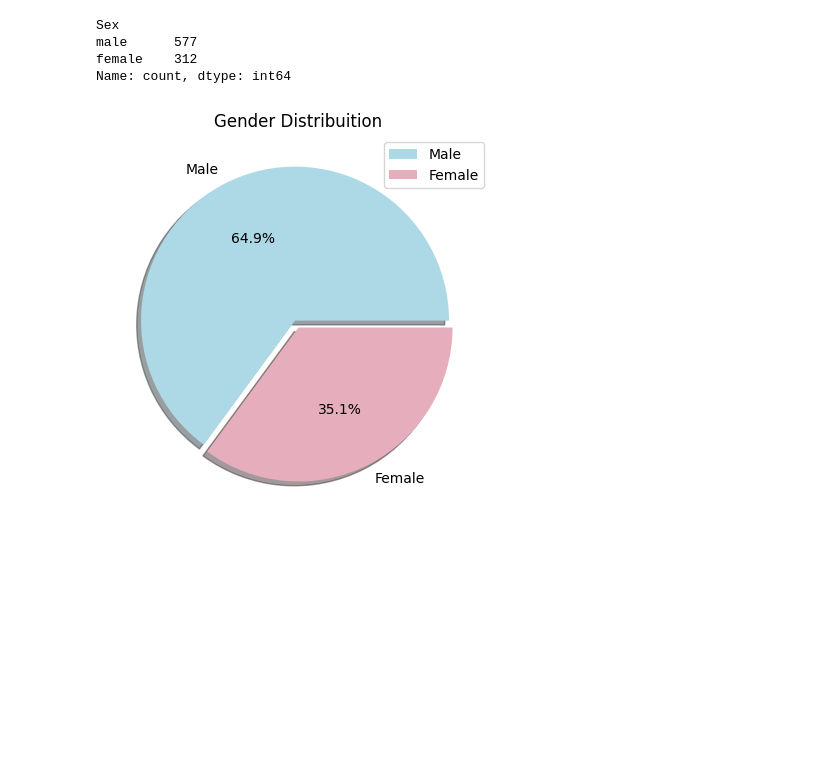
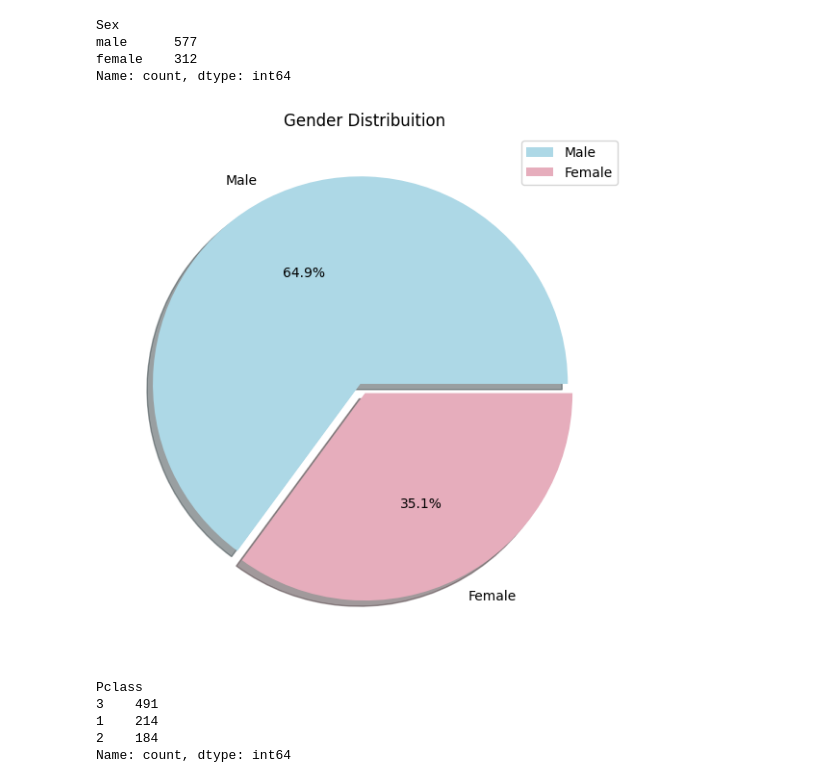
Before and after one commit to KanekiYokan/Data-Analysis-and-Visualization, a Jupyter notebook: titanic_analysis.ipynb, the cells around one changed output. Drawn from its saved outputs; the diff is of its cells as text; code cells hidden in the pictures; blank space fills up the shorter version.

```diff
--- a/titanic_analysis.ipynb
+++ b/titanic_analysis.ipynb
@@ -157,18 +157,28 @@ male      577
 female    312
 Name: count, dtype: int64
 # %%
-plt.figure(figsize=[5,5])
+# Gender
+plt.figure(figsize=[7,7])
 plt.pie(
     x= gender,  # returns in descendent order so [male_values, female_values]
     autopct="%.1f%%", # percentage
     labels= ["Male", "Female"], # labels
     colors=["#add8e6", "#e6adbc"], # colors
     explode= [0.05, 0], # spacing
     shadow= True, # shadow
     data=True
     )
 plt.legend()
 plt.title("Gender Distribuition")
 plt.show()
 # %% [output]
-[figure, old version]
+[figure, new version]
+# %%
+pCalss= df["Pclass"].value_counts()
+pCalss
+# %% [output]
+Pclass
+3    491
+1    214
+2    184
+Name: count, dtype: int64
```
Also changed, not shown: parts of 2 cells of this notebook.
